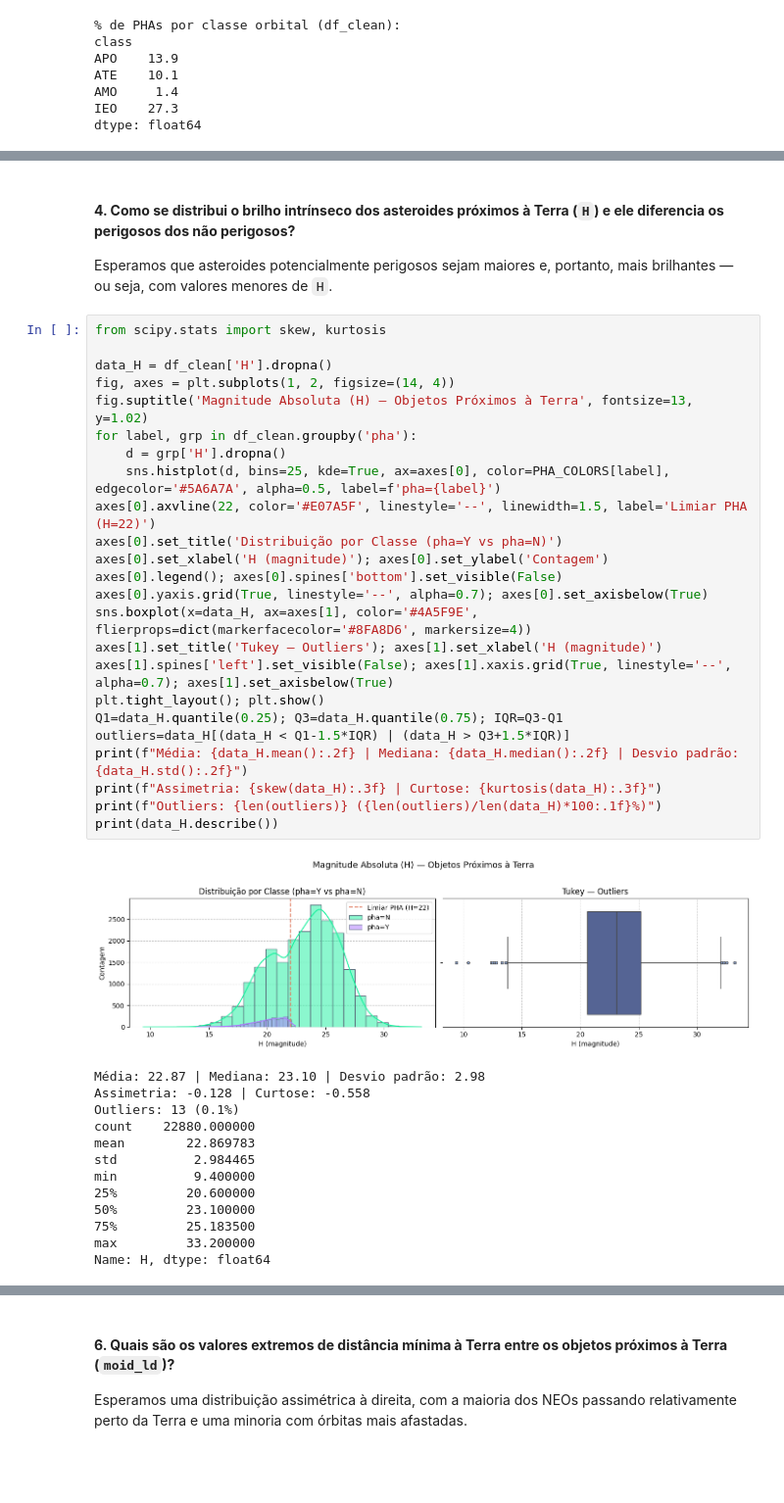
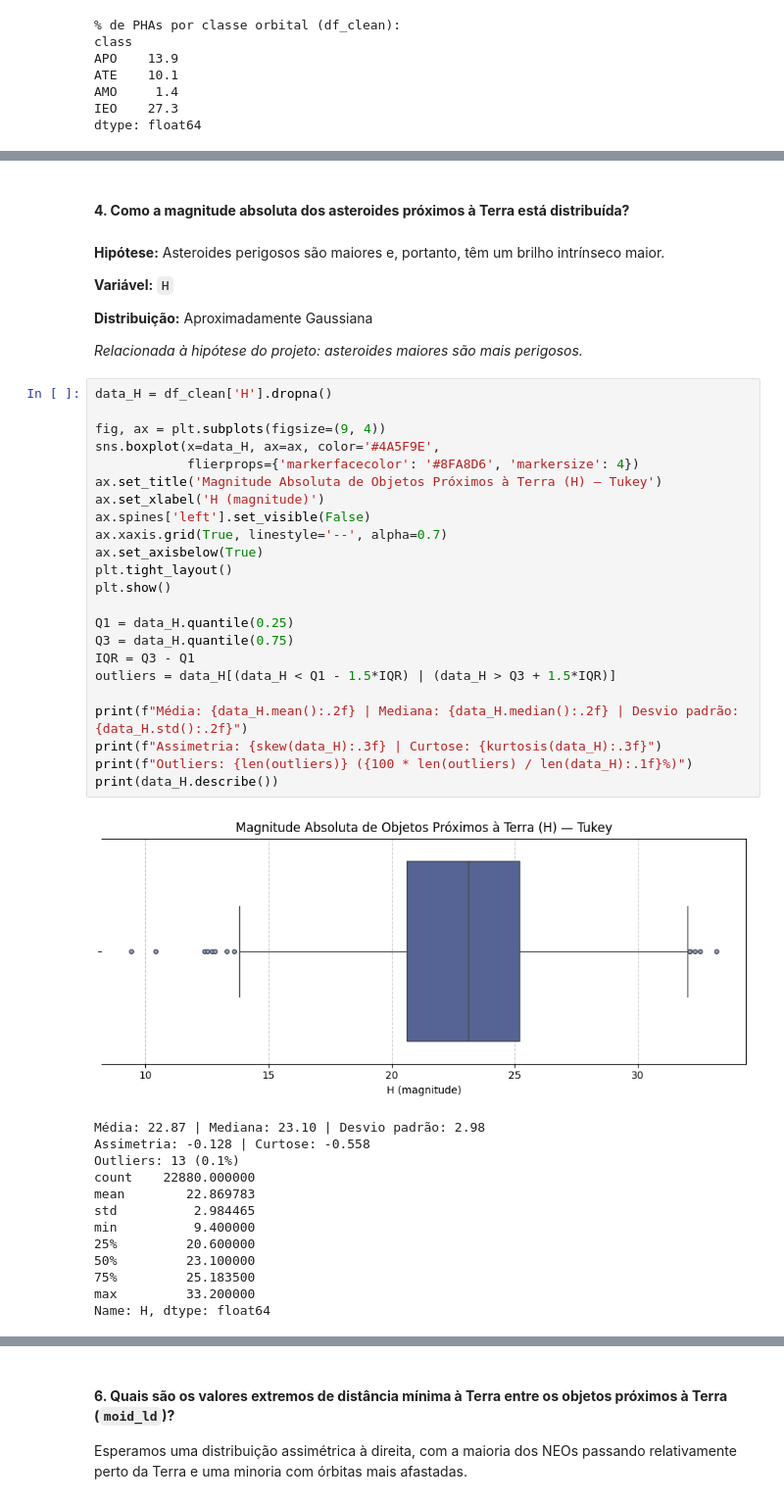
Before and after one commit to aland3r/asteroides, a Jupyter notebook: relatorio-final.ipynb, the cells around one changed output, grey strips where cells are left out. Shown at 98% size. Drawn from its saved outputs; the diff is of its cells as text; blank space fills up the shorter version.

```diff
--- a/relatorio-final.ipynb
+++ b/relatorio-final.ipynb
@@ -308,33 +354,38 @@ O dataset original é dominado por MBAs (89,3%). As classes APO, ATE, AMO e IEO
-# %% [markdown]
-#### **4. Como se distribui o brilho intrínseco dos asteroides próximos à Terra (`H`) e ele diferencia os perigosos dos não perigosos?**
-
-Esperamos que asteroides potencialmente perigosos sejam maiores e, portanto, mais brilhantes — ou seja, com valores menores de `H`.
+# %% [markdown]
+#### **4. Como a magnitude absoluta dos asteroides próximos à Terra está distribuída?**
+# %% [markdown]
+**Hipótese:** Asteroides perigosos são maiores e, portanto, têm um brilho intrínseco maior.
+
+**Variável:** `H`
+
+**Distribuição:** Aproximadamente Gaussiana
+
+*Relacionada à hipótese do projeto: asteroides maiores são mais perigosos.*
 # %%
-from scipy.stats import skew, kurtosis
+data_H = df_clean['H'].dropna()
 
-data_H = df_clean['H'].dropna()
-fig, axes = plt.subplots(1, 2, figsize=(14, 4))
-fig.suptitle('Magnitude Absoluta (H) — Objetos Próximos à Terra', fontsize=13, y=1.02)
-for label, grp in df_clean.groupby('pha'):
-    d = grp['H'].dropna()
-    sns.histplot(d, bins=25, kde=True, ax=axes[0], color=PHA_COLORS[label], edgecolor='#5A6A7A', alpha=0.5, label=f'pha={label}')
-axes[0].axvline(22, color='#E07A5F', linestyle='--', linewidth=1.5, label='Limiar PHA (H=22)')
-axes[0].set_title('Distribuição por Classe (pha=Y vs pha=N)')
-axes[0].set_xlabel('H (magnitude)'); axes[0].set_ylabel('Contagem')
-axes[0].legend(); axes[0].spines['bottom'].set_visible(False)
-axes[0].yaxis.grid(True, linestyle='--', alpha=0.7); axes[0].set_axisbelow(True)
-sns.boxplot(x=data_H, ax=axes[1], color='#4A5F9E', flierprops=dict(markerfacecolor='#8FA8D6', markersize=4))
-axes[1].set_title('Tukey — Outliers'); axes[1].set_xlabel('H (magnitude)')
-axes[1].spines['left'].set_visible(False); axes[1].xaxis.grid(True, linestyle='--', alpha=0.7); axes[1].set_axisbelow(True)
-plt.tight_layout(); plt.show()
-Q1=data_H.quantile(0.25); Q3=data_H.quantile(0.75); IQR=Q3-Q1
-outliers=data_H[(data_H < Q1-1.5*IQR) | (data_H > Q3+1.5*IQR)]
+fig, ax = plt.subplots(figsize=(9, 4))
+sns.boxplot(x=data_H, ax=ax, color='#4A5F9E',
+            flierprops={'markerfacecolor': '#8FA8D6', 'markersize': 4})
+ax.set_title('Magnitude Absoluta de Objetos Próximos à Terra (H) — Tukey')
+ax.set_xlabel('H (magnitude)')
+ax.spines['left'].set_visible(False)
+ax.xaxis.grid(True, linestyle='--', alpha=0.7)
+ax.set_axisbelow(True)
+plt.tight_layout()
+plt.show()
+
+Q1 = data_H.quantile(0.25)
+Q3 = data_H.quantile(0.75)
+IQR = Q3 - Q1
+outliers = data_H[(data_H < Q1 - 1.5*IQR) | (data_H > Q3 + 1.5*IQR)]
+
 print(f"Média: {data_H.mean():.2f} | Mediana: {data_H.median():.2f} | Desvio padrão: {data_H.std():.2f}")
 print(f"Assimetria: {skew(data_H):.3f} | Curtose: {kurtosis(data_H):.3f}")
-print(f"Outliers: {len(outliers)} ({len(outliers)/len(data_H)*100:.1f}%)")
+print(f"Outliers: {len(outliers)} ({100 * len(outliers) / len(data_H):.1f}%)")
 print(data_H.describe())
 # %% [output]
-[figure, old version]
+[figure, new version]
 Média: 22.87 | Mediana: 23.10 | Desvio padrão: 2.98
 Assimetria: -0.128 | Curtose: -0.558
 Outliers: 13 (0.1%)
```
Also changed, not shown: parts of 143 cells of this notebook, 1 other file.
